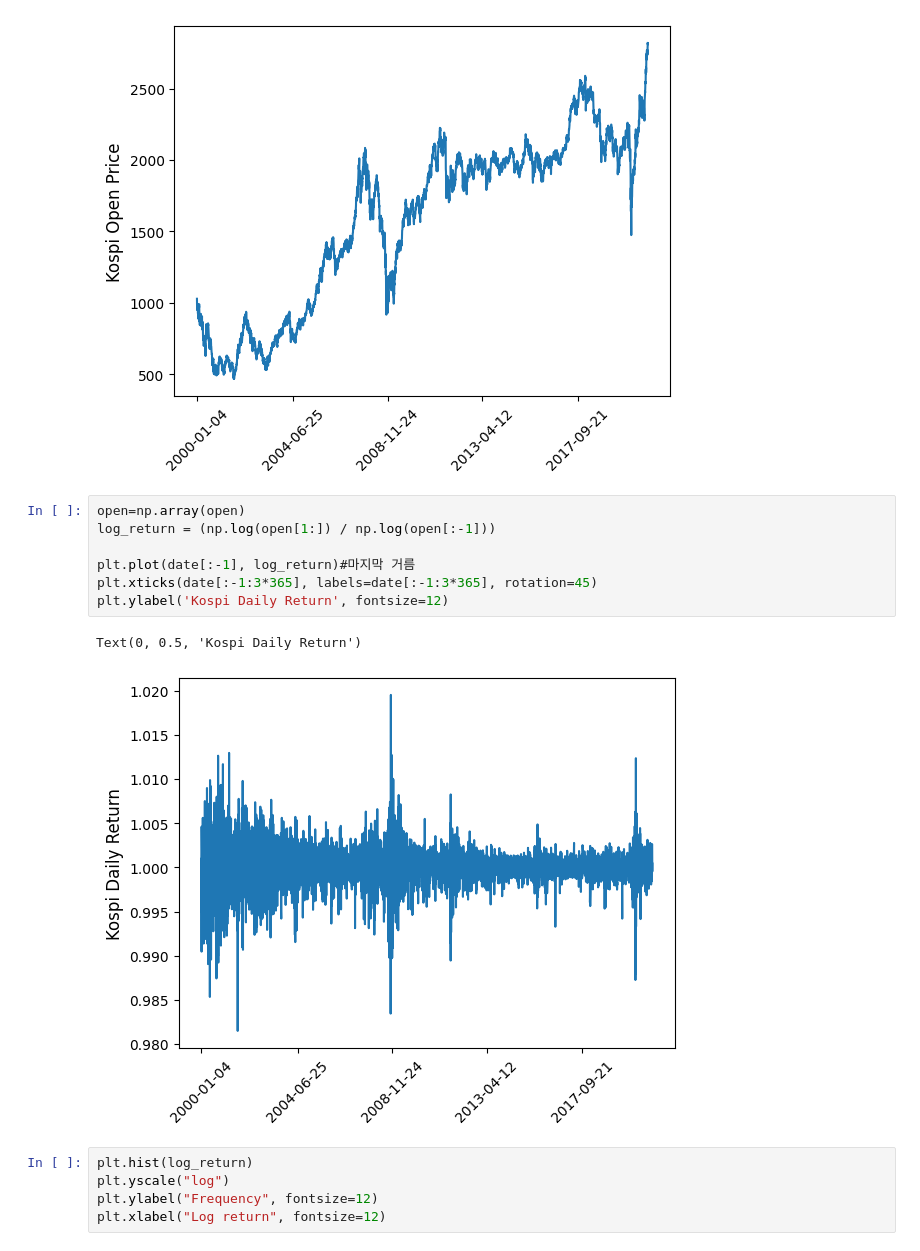
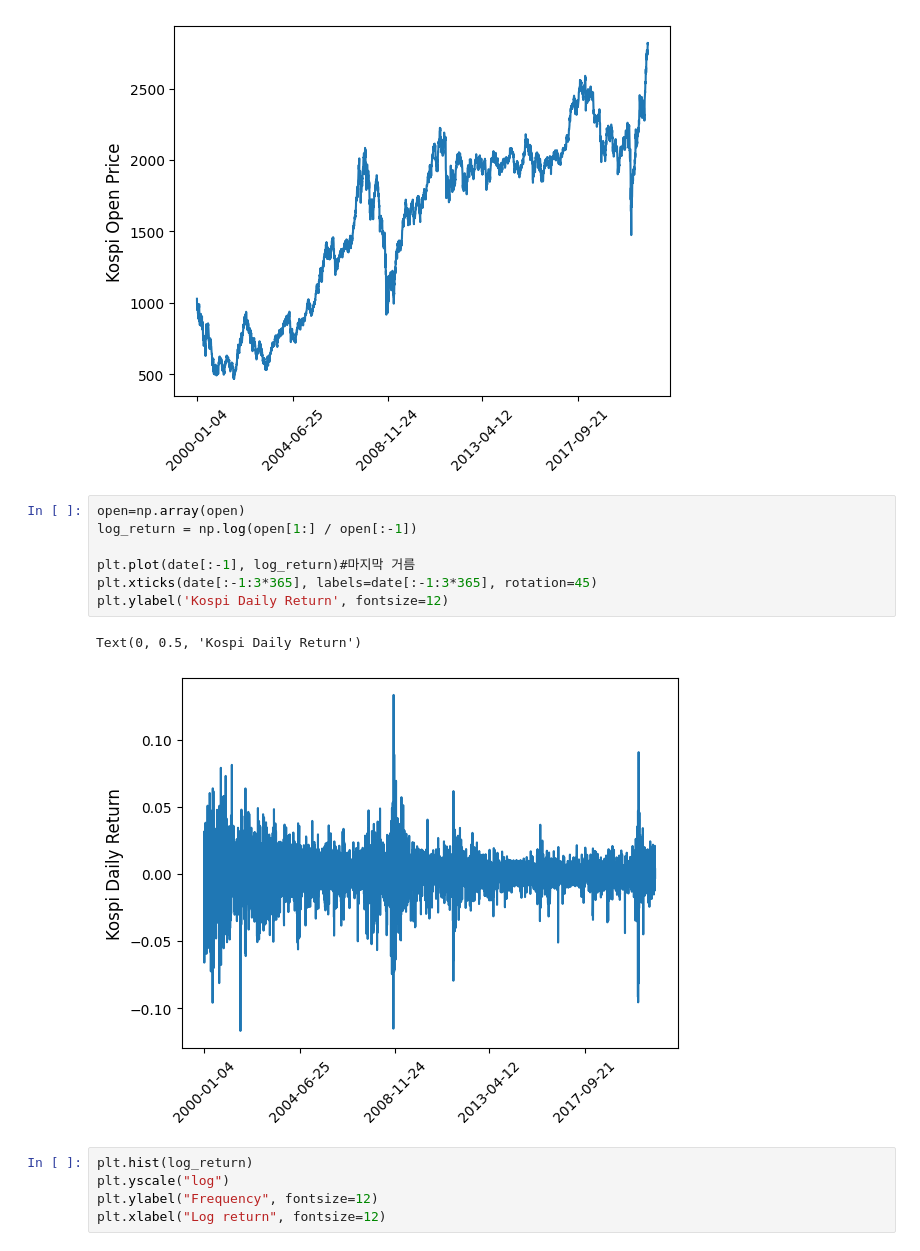
Before and after one commit to mirinai/BigdataPhysics_practice, a Jupyter notebook: week_5_practice.ipynb, the cells around one changed output. Drawn from its saved outputs; the diff is of its cells as text.

```diff
--- a/week_5_practice.ipynb
+++ b/week_5_practice.ipynb
@@ -89,14 +89,14 @@ Text(0, 0.5, 'Kospi Open Price')
 [figure]
 # %%
 open=np.array(open)
-log_return = (np.log(open[1:]) / np.log(open[:-1]))
+log_return = np.log(open[1:] / open[:-1])
 
 plt.plot(date[:-1], log_return)#마지막 거름
 plt.xticks(date[:-1:3*365], labels=date[:-1:3*365], rotation=45)
 plt.ylabel('Kospi Daily Return', fontsize=12)
 # %% [output]
 Text(0, 0.5, 'Kospi Daily Return')
-[figure, old version]
+[figure, new version]
 # %%
 plt.hist(log_return)
 plt.yscale("log")
```
